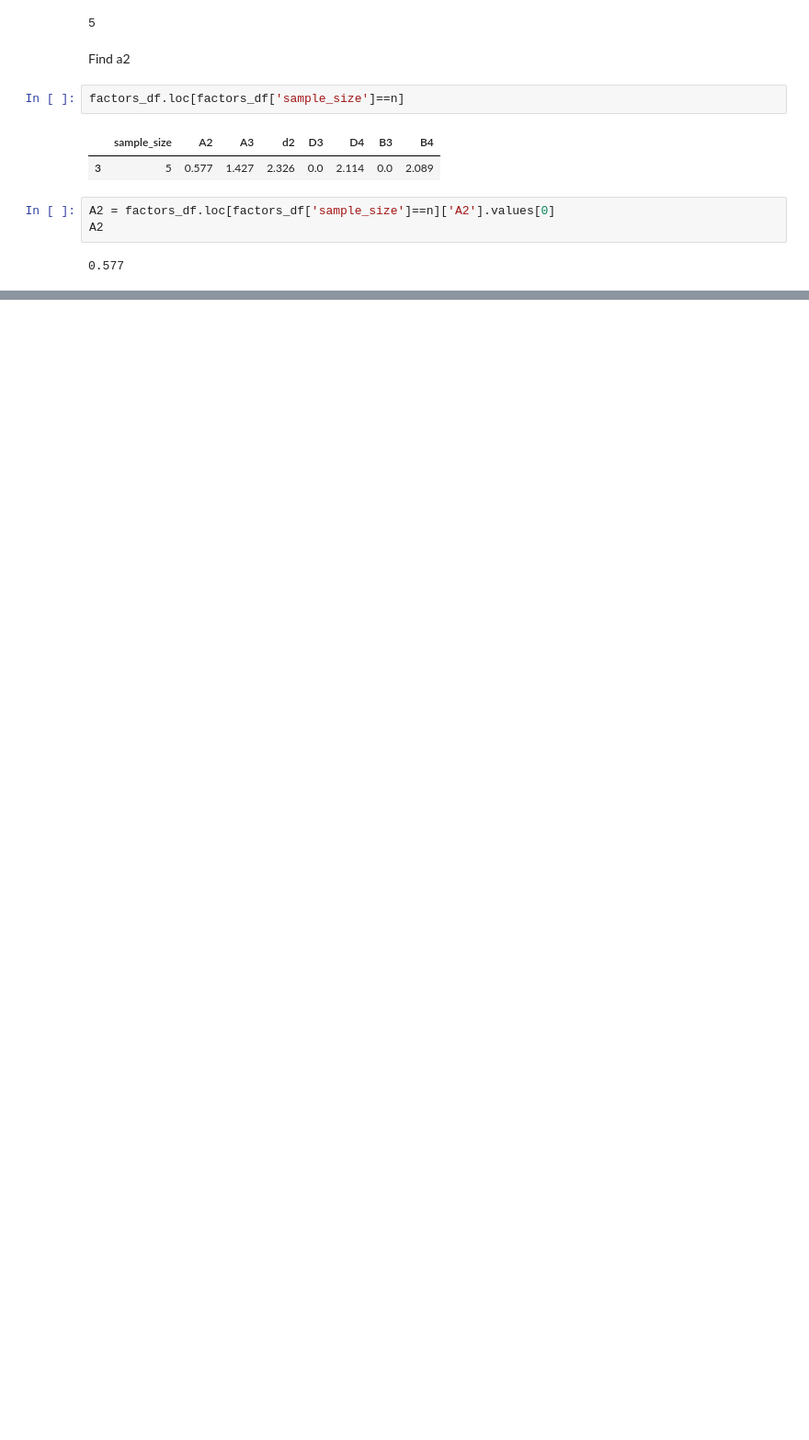
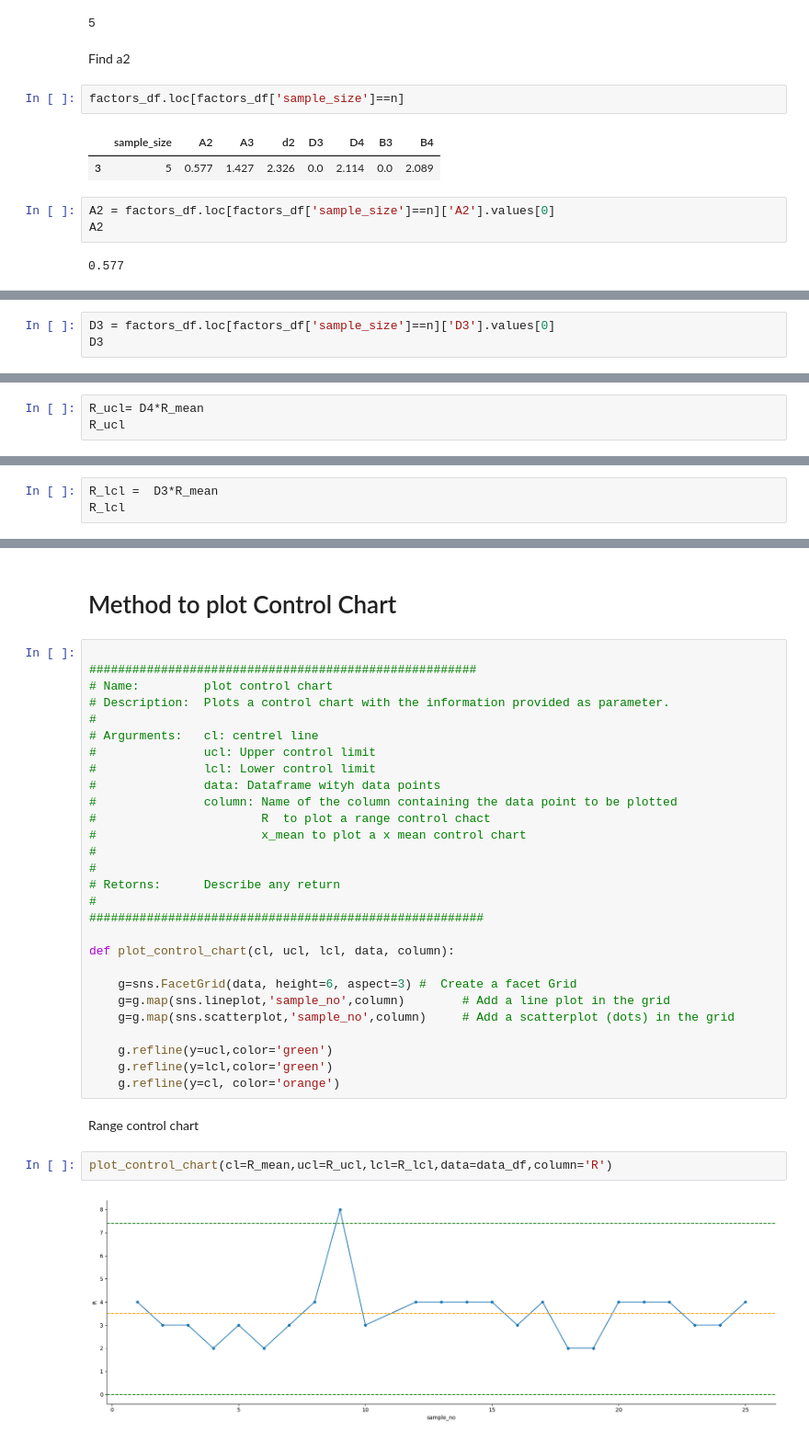
Before and after one commit to fbaezcalderon/dog_treats_fall_2024, a Jupyter notebook: dog_treats_control_chart.ipynb, the cells around one changed output, grey strips where cells are left out. Shown: that part at 92% size. Saved outputs shown, nothing was run; the diff lists cells and outputs as text; blank space fills up the shorter version.

Commit message:
control chart method

```diff
--- a/dog_treats_control_chart.ipynb
+++ b/dog_treats_control_chart.ipynb
@@ -157,0 +169,3 @@ A2
+# %%
+D3 = factors_df.loc[factors_df['sample_size']==n]['D3'].values[0]
+D3
@@ -157,0 +176,3 @@ A2
+# %%
+R_ucl= D4*R_mean
+R_ucl
@@ -157,0 +183,3 @@ A2
+# %%
+R_lcl =  D3*R_mean
+R_lcl
@@ -157,0 +202,36 @@ A2
+# %% [markdown]
+# Method to plot Control Chart
+# %%
+
+######################################################
+# Name:         plot control chart
+# Description:  Plots a control chart with the information provided as parameter.
+#
+# Argurments:   cl: centrel line
+#               ucl: Upper control limit
+#               lcl: Lower control limit
+#               data: Dataframe wityh data points
+#               column: Name of the column containing the data point to be plotted
+#                       R  to plot a range control chact
+#                       x_mean to plot a x mean control chart
+#
+#
+# Retorns:      Describe any return
+#
+#######################################################
+
+def plot_control_chart(cl, ucl, lcl, data, column):
+
+    g=sns.FacetGrid(data, height=6, aspect=3) #  Create a facet Grid
+    g=g.map(sns.lineplot,'sample_no',column)        # Add a line plot in the grid
+    g=g.map(sns.scatterplot,'sample_no',column)     # Add a scatterplot (dots) in the grid
+
+    g.refline(y=ucl,color='green')
+    g.refline(y=lcl,color='green')
+    g.refline(y=cl, color='orange')
+# %% [markdown]
+Range control chart
+# %%
+plot_control_chart(cl=R_mean,ucl=R_ucl,lcl=R_lcl,data=data_df,column='R')
+# %% [output]
+[figure, added]
```
Also changed, not shown: parts of 16 cells of this notebook.
